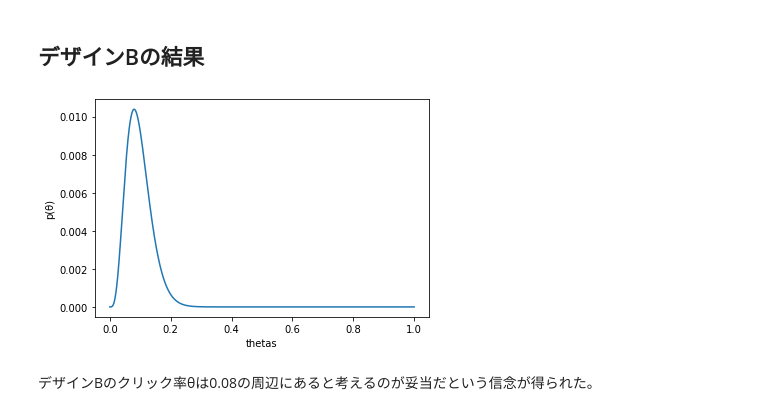
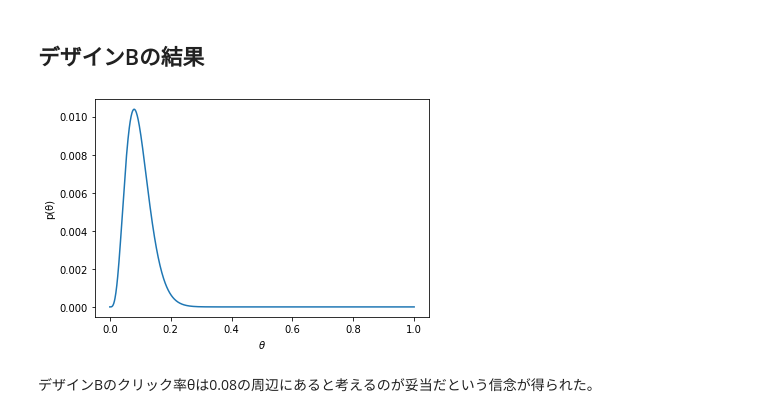
Before and after one commit to ikki02/Python, a Jupyter notebook: DataScience/web_optimization_ml/ベイズアップデート.ipynb, the cells around one changed output. Cells and saved outputs as stored; diff of their text form; code cells hidden in the pictures.

```diff
--- a/DataScience/web_optimization_ml/ベイズアップデート.ipynb
+++ b/DataScience/web_optimization_ml/ベイズアップデート.ipynb
@@ -103,17 +118,17 @@ noclicks = 46
 # %%
 # ベイズアップデートを実行する。
 # 単純に試行回数分（今回だとclicks + noclicks = 40）、ベイズの定理式であるposterior（）を処理すればよい。
 p = np.array([1 / len(thetas) for theta in thetas])
 for _ in range(clicks):
     p = posterior(1, p)
 for _ in range(noclicks):
     p = posterior(0, p)
 plt.plot(thetas, p)
-plt.xlabel('thetas')
+plt.xlabel(r'$\theta$')
 plt.ylabel('p(θ)')
 plt.show()
 # %% [output]
-[figure, old version]
+[figure, new version]
 # %% [markdown]
 デザインBのクリック率θは0.08の周辺にあると考えるのが妥当だという信念が得られた。
 # %% [markdown]
```
Also changed, not shown: parts of 22 cells of this notebook.
